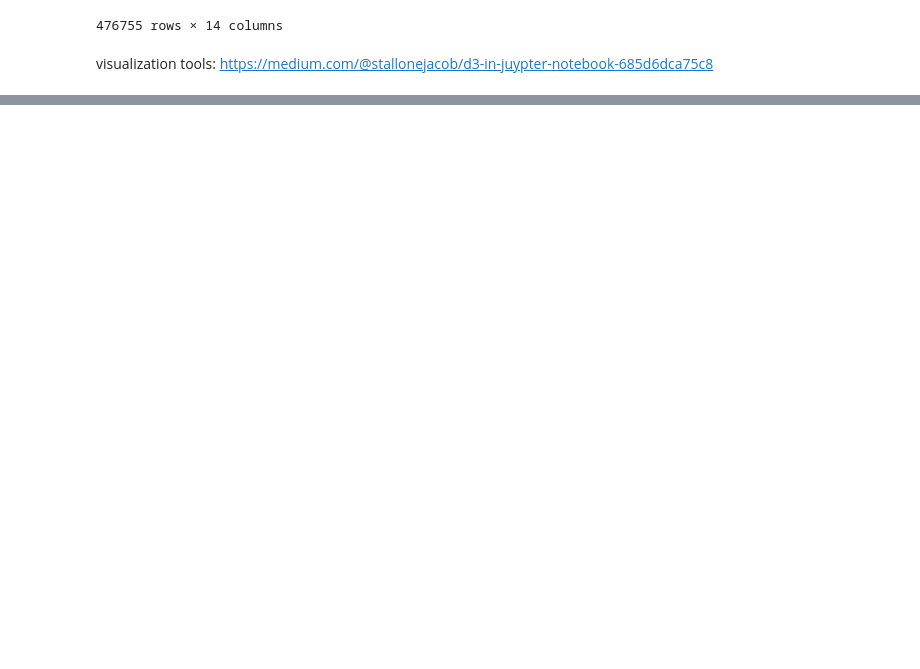
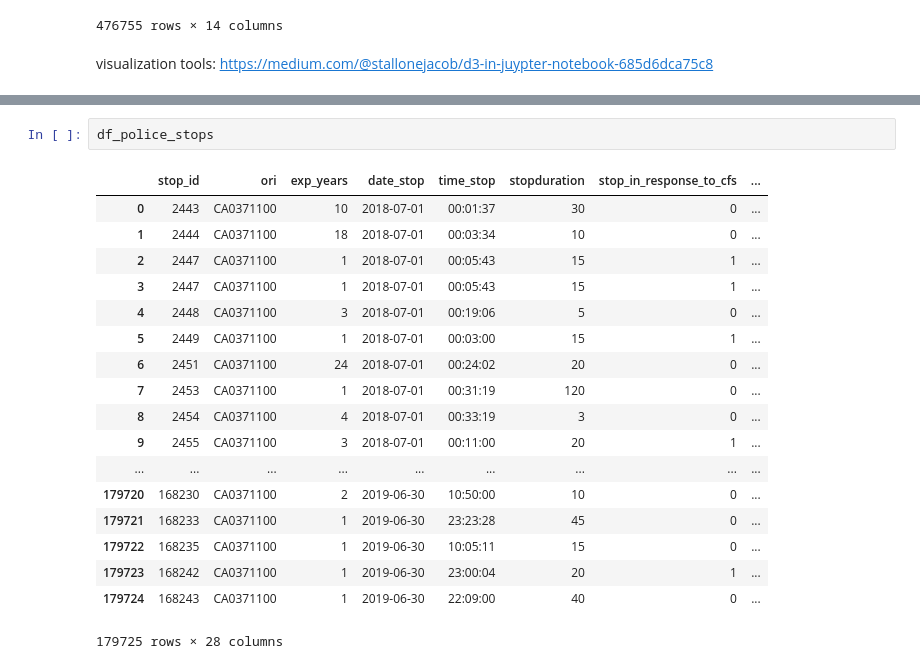
Before and after one commit to JoseJimenezJr019/cogs108_final_project, a Jupyter notebook: Final Project COGS 108.ipynb, the cells around one changed output, grey strips where cells are left out. Cells and saved outputs as stored; diff of their text form; blank space fills up the shorter version.

```diff
--- a/Final Project COGS 108.ipynb
+++ b/Final Project COGS 108.ipynb
@@ -97,0 +117,21 @@ visualization tools: https://medium.com/@stallonejacob/d3-in-juypter-notebook-68
+# %%
+df_police_stops
+# %% [output]
+|  | stop_id | ori | exp_years | date_stop | time_stop | stopduration | stop_in_response_to_cfs | ... |
+| 0 | 2443 | CA0371100 | 10 | 2018-07-01 | 00:01:37 | 30 | 0 | ... |
+| 1 | 2444 | CA0371100 | 18 | 2018-07-01 | 00:03:34 | 10 | 0 | ... |
+| 2 | 2447 | CA0371100 | 1 | 2018-07-01 | 00:05:43 | 15 | 1 | ... |
+| 3 | 2447 | CA0371100 | 1 | 2018-07-01 | 00:05:43 | 15 | 1 | ... |
+| 4 | 2448 | CA0371100 | 3 | 2018-07-01 | 00:19:06 | 5 | 0 | ... |
+| 5 | 2449 | CA0371100 | 1 | 2018-07-01 | 00:03:00 | 15 | 1 | ... |
+| 6 | 2451 | CA0371100 | 24 | 2018-07-01 | 00:24:02 | 20 | 0 | ... |
+| 7 | 2453 | CA0371100 | 1 | 2018-07-01 | 00:31:19 | 120 | 0 | ... |
+| 8 | 2454 | CA0371100 | 4 | 2018-07-01 | 00:33:19 | 3 | 0 | ... |
+| 9 | 2455 | CA0371100 | 3 | 2018-07-01 | 00:11:00 | 20 | 1 | ... |
+| ... | ... | ... | ... | ... | ... | ... | ... | ... |
+| 179720 | 168230 | CA0371100 | 2 | 2019-06-30 | 10:50:00 | 10 | 0 | ... |
+| 179721 | 168233 | CA0371100 | 1 | 2019-06-30 | 23:23:28 | 45 | 0 | ... |
+| 179722 | 168235 | CA0371100 | 1 | 2019-06-30 | 10:05:11 | 15 | 0 | ... |
+| 179723 | 168242 | CA0371100 | 1 | 2019-06-30 | 23:00:04 | 20 | 1 | ... |
+| 179724 | 168243 | CA0371100 | 1 | 2019-06-30 | 22:09:00 | 40 | 0 | ... |
+179725 rows × 28 columns
```
Also changed, not shown: parts of 4 cells of this notebook.
